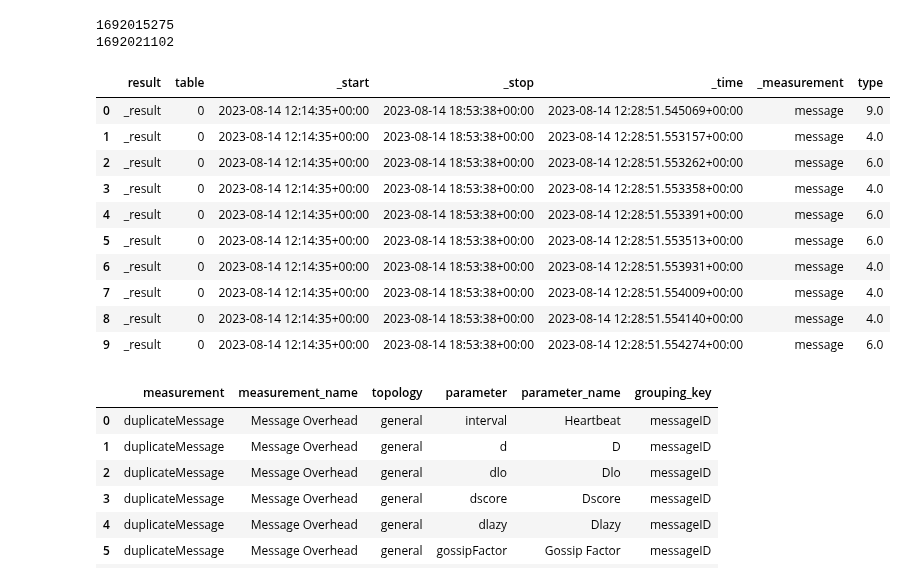
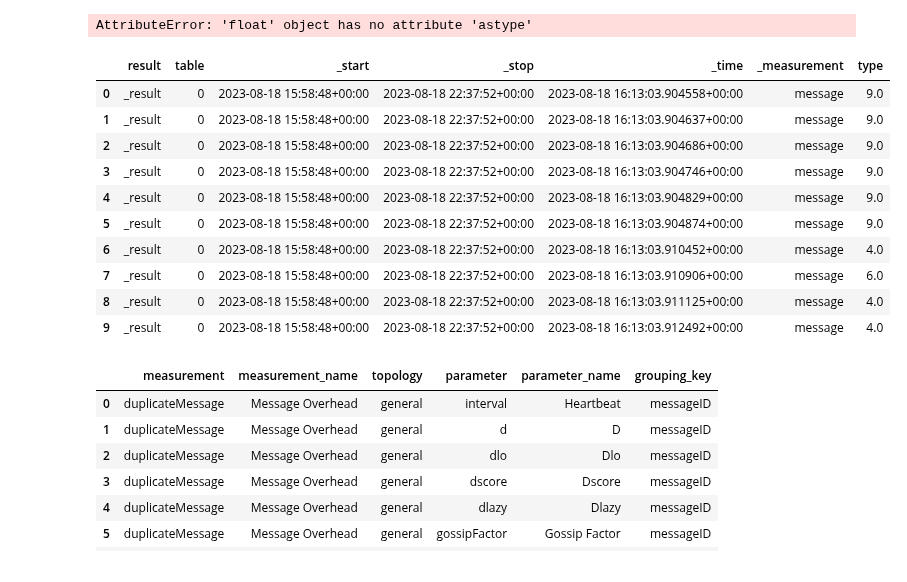
Before and after one commit to FlavScheidt/flexi-pipe, a Jupyter notebook: data/Notebooks/TimeSeries.ipynb, the cells around one changed output. Cells and saved outputs as stored; diff of their text form; code cells hidden in the pictures.

```diff
--- a/data/Notebooks/TimeSeries.ipynb
+++ b/data/Notebooks/TimeSeries.ipynb
@@ -75,7 +75,7 @@ with open(filepath, 'r') as file_object:
         line = file_object.readline()
 
 
-url="http://192.168.20.58:8086"
+url="http://192.168.20.62:8086"
 # %%
 client = InfluxDBClient(url=url, token=token, org=org,  timeout=900_000)
 
@@ -127,40 +130,39 @@ exp.tail(100)
 # intervals = exp["interval"].drop_duplicates().sort_values().reset_index(drop=True)
 # intervals.head(10)
 
-# expTime = exp[exp['startUnix'].astype(int).between(1692015275, 1692166070)]
+expTime = exp[exp['startUnix'].astype(int).between(1692622102, 1692772911)]
 
-reference = exp.loc[exp["parameter"] == "reference"]
+reference = expTime.loc[expTime["parameter"] == "reference"]
 start_reference = reference["startUnix"].min().astype(int)
 end_reference = reference["endUnix"].max().astype(int)
 print(start_reference)
 print(end_reference)
 
-# expTime = exp.reset_index().rename({'index':'experiment'}, axis = 'columns')
+expTime = exp.reset_index().rename({'index':'experiment'}, axis = 'columns')
 
 # expTime.head(100)
 # %% [output]
-1692015275
-1692021102
+AttributeError: 'float' object has no attribute 'astype'
 # %%
 data_frame = query_api.query_data_frame('from(bucket: "gs") '
-                                        ' |> range(start: 1692015275, stop:1692039218) '
+                                        ' |> range(start: 1692374328, stop:1692398272) '
                                         ' |> filter(fn: (r) => r._measurement == "message") '
-                                        ' |> group(columns: ["_measurement", "_field"], mode: "by") '
+                                        ' |> group(columns: ["_measurement", "_field"], mIf tode: "by") '
                                         ' |> pivot(rowKey:["_time"], columnKey: ["_field"], valueColumn: "_value")')
 client.close()
 data_frame.head(10)
 # %% [output]
 |  | result | table | _start | _stop | _time | _measurement | type |
-| 0 | _result | 0 | 2023-08-14 12:14:35+00:00 | 2023-08-14 18:53:38+00:00 | 2023-08-14 12:28:51.545069+00:00 | message | 9.0 |
-| 1 | _result | 0 | 2023-08-14 12:14:35+00:00 | 2023-08-14 18:53:38+00:00 | 2023-08-14 12:28:51.553157+00:00 | message | 4.0 |
-| 2 | _result | 0 | 2023-08-14 12:14:35+00:00 | 2023-08-14 18:53:38+00:00 | 2023-08-14 12:28:51.553262+00:00 | message | 6.0 |
-| 3 | _result | 0 | 2023-08-14 12:14:35+00:00 | 2023-08-14 18:53:38+00:00 | 2023-08-14 12:28:51.553358+00:00 | message | 4.0 |
-| 4 | _result | 0 | 2023-08-14 12:14:35+00:00 | 2023-08-14 18:53:38+00:00 | 2023-08-14 12:28:51.553391+00:00 | message | 6.0 |
-| 5 | _result | 0 | 2023-08-14 12:14:35+00:00 | 2023-08-14 18:53:38+00:00 | 2023-08-14 12:28:51.553513+00:00 | message | 6.0 |
-| 6 | _result | 0 | 2023-08-14 12:14:35+00:00 | 2023-08-14 18:53:38+00:00 | 2023-08-14 12:28:51.553931+00:00 | message | 4.0 |
-| 7 | _result | 0 | 2023-08-14 12:14:35+00:00 | 2023-08-14 18:53:38+00:00 | 2023-08-14 12:28:51.554009+00:00 | message | 4.0 |
-| 8 | _result | 0 | 2023-08-14 12:14:35+00:00 | 2023-08-14 18:53:38+00:00 | 2023-08-14 12:28:51.554140+00:00 | message | 4.0 |
-| 9 | _result | 0 | 2023-08-14 12:14:35+00:00 | 2023-08-14 18:53:38+00:00 | 2023-08-14 12:28:51.554274+00:00 | message | 6.0 |
+| 0 | _result | 0 | 2023-08-18 15:58:48+00:00 | 2023-08-18 22:37:52+00:00 | 2023-08-18 16:13:03.904558+00:00 | message | 9.0 |
+| 1 | _result | 0 | 2023-08-18 15:58:48+00:00 | 2023-08-18 22:37:52+00:00 | 2023-08-18 16:13:03.904637+00:00 | message | 9.0 |
+| 2 | _result | 0 | 2023-08-18 15:58:48+00:00 | 2023-08-18 22:37:52+00:00 | 2023-08-18 16:13:03.904686+00:00 | message | 9.0 |
+| 3 | _result | 0 | 2023-08-18 15:58:48+00:00 | 2023-08-18 22:37:52+00:00 | 2023-08-18 16:13:03.904746+00:00 | message | 9.0 |
+| 4 | _result | 0 | 2023-08-18 15:58:48+00:00 | 2023-08-18 22:37:52+00:00 | 2023-08-18 16:13:03.904829+00:00 | message | 9.0 |
+| 5 | _result | 0 | 2023-08-18 15:58:48+00:00 | 2023-08-18 22:37:52+00:00 | 2023-08-18 16:13:03.904874+00:00 | message | 9.0 |
+| 6 | _result | 0 | 2023-08-18 15:58:48+00:00 | 2023-08-18 22:37:52+00:00 | 2023-08-18 16:13:03.910452+00:00 | message | 4.0 |
+| 7 | _result | 0 | 2023-08-18 15:58:48+00:00 | 2023-08-18 22:37:52+00:00 | 2023-08-18 16:13:03.910906+00:00 | message | 6.0 |
+| 8 | _result | 0 | 2023-08-18 15:58:48+00:00 | 2023-08-18 22:37:52+00:00 | 2023-08-18 16:13:03.911125+00:00 | message | 4.0 |
+| 9 | _result | 0 | 2023-08-18 15:58:48+00:00 | 2023-08-18 22:37:52+00:00 | 2023-08-18 16:13:03.912492+00:00 | message | 4.0 |
 # %%
 graph_par = pd.read_csv('../graphs_parameters.csv')
 start_reference = graph_par.loc[exp["parameter"] ==
```
Also changed, not shown: parts of 1 cell of this notebook, 8 other files.
